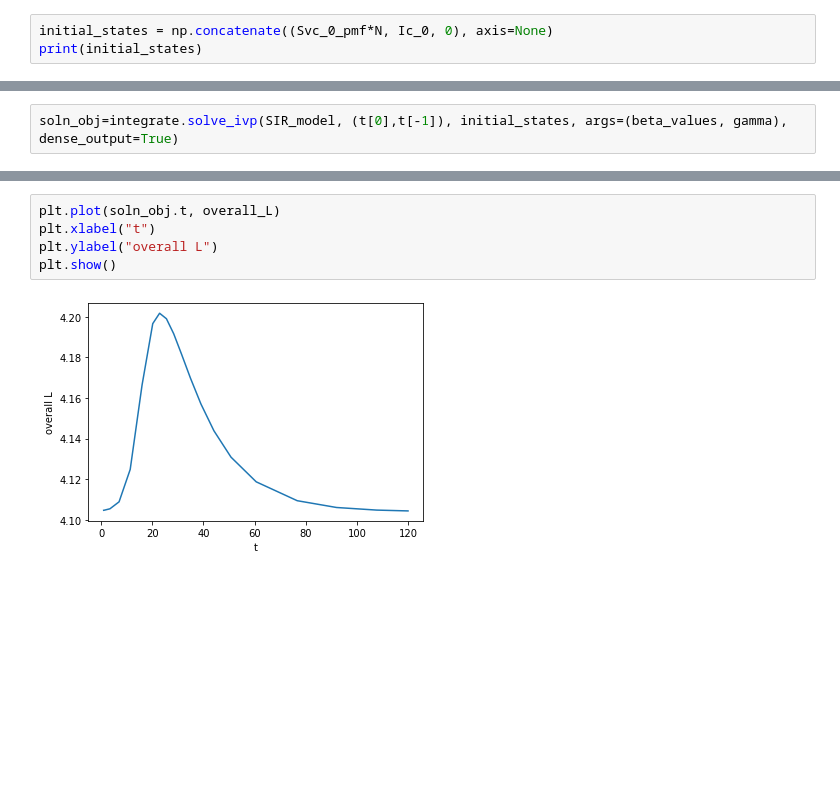
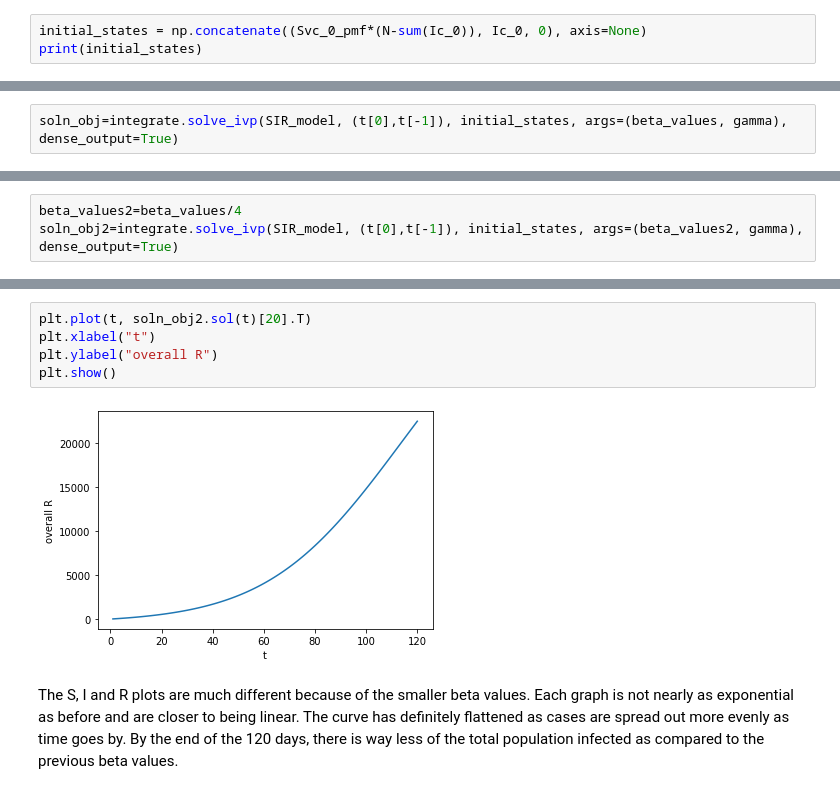
Before and after one commit to liaaaaran/PSTAT197A, a Jupyter notebook: project part 1.ipynb, the cells around one changed output, grey strips where cells are left out. Saved outputs shown, nothing was run; the diff lists cells and outputs as text; blank space fills up the shorter version.

```diff
--- a/project part 1.ipynb
+++ b/project part 1.ipynb
@@ -64,6 +68,6 @@ def SIR_model(t, Y, betas, gamma):
 
     return RHS_vector
 # %%
-initial_states = np.concatenate((Svc_0_pmf*N, Ic_0, 0), axis=None)
+initial_states = np.concatenate((Svc_0_pmf*(N-sum(Ic_0)), Ic_0, 0), axis=None)
 print(initial_states)
 # %% [output]
@@ -133,0 +166,3 @@ print(overall_L)
+# %%
+beta_values2=beta_values/4
+soln_obj2=integrate.solve_ivp(SIR_model, (t[0],t[-1]), initial_states, args=(beta_values2, gamma), dense_output=True)
@@ -134,7 +183,9 @@ print(overall_L)
 # %%
-plt.plot(soln_obj.t, overall_L)
+plt.plot(t, soln_obj2.sol(t)[20].T)
 plt.xlabel("t")
-plt.ylabel("overall L")
+plt.ylabel("overall R")
 plt.show()
 # %% [output]
-[figure, old version]
+[figure, new version]
+# %% [markdown]
+The S, I and R plots are much different because of the smaller beta values. Each graph is not nearly as exponential as before and are closer to being linear. The curve has definitely flattened as cases are spread out more evenly as time goes by. By the end of the 120 days, there is way less of the total population infected as compared to the previous beta values.
```
Also changed, not shown: parts of 37 cells of this notebook.
